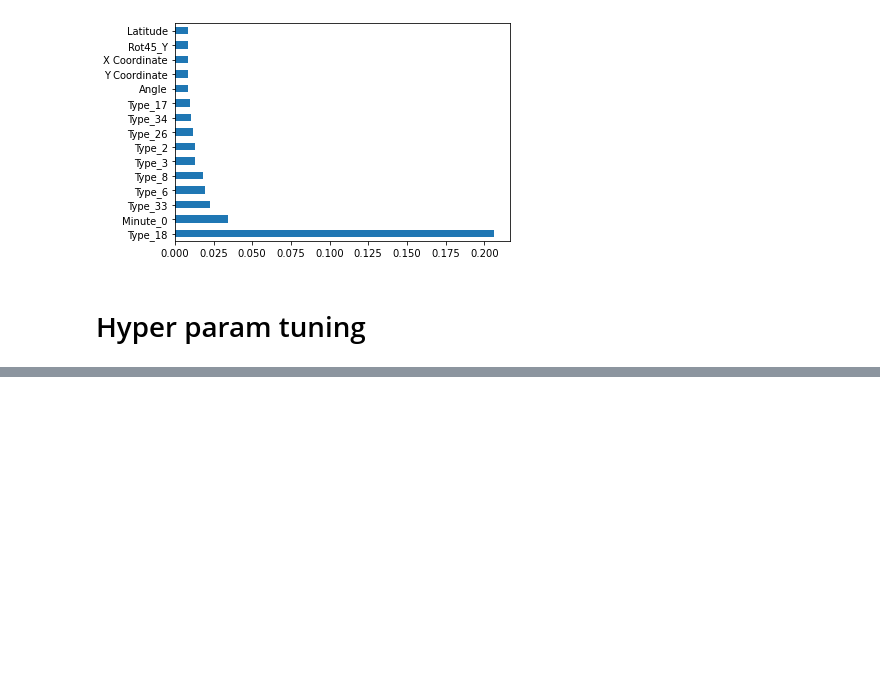
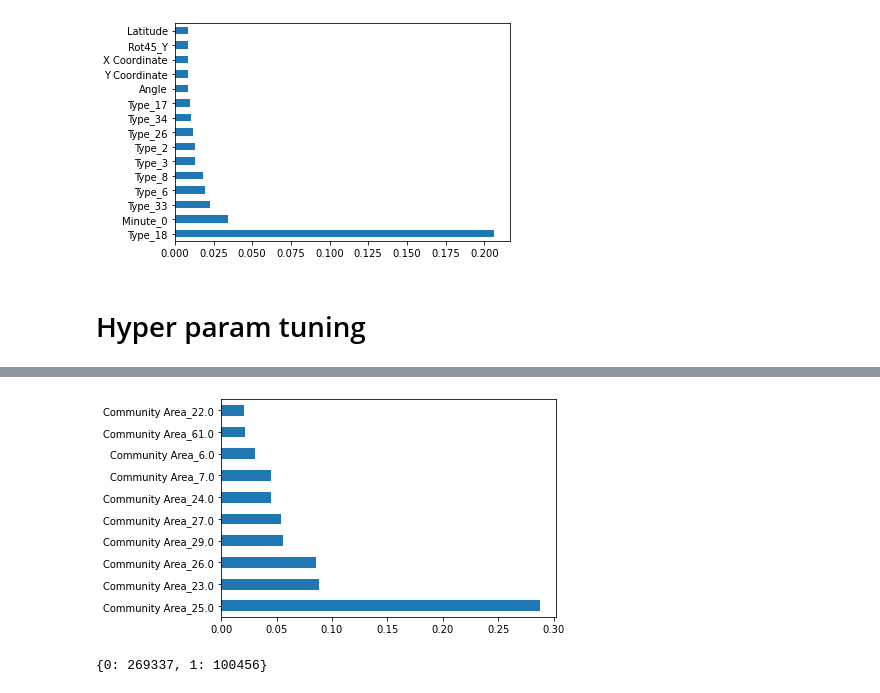
Before and after one commit to ajshedivy/CrimeAnalysisML, a Jupyter notebook: model_prediction.ipynb, the cells around one changed output, grey strips where cells are left out. Saved outputs shown, nothing was run; the diff lists cells and outputs as text; code cells hidden in the pictures; blank space fills up the shorter version.

```diff
--- a/model_prediction.ipynb
+++ b/model_prediction.ipynb
@@ -368,0 +463,16 @@ print(f"Test Accuracy: {model.score(X_test, y_test):0.3f}")
+# %%
+model = ExtraTreesClassifier()
+data_sample = sample.drop('Arrest', axis=1).copy()
+
+model.fit(data_sample, sample['Arrest'])
+
+feat_importances = pd.Series(model.feature_importances_, index=data_sample.columns)
+
+feat_importances.nlargest(10).plot(kind='barh')
+plt.show()
+# %% [output]
+[figure, added]
+# %%
+master_data['Arrest'].value_counts().to_dict()
+# %% [output]
+{0: 269337, 1: 100456}
```
Also changed, not shown: parts of 22 cells of this notebook, 6 other files.
